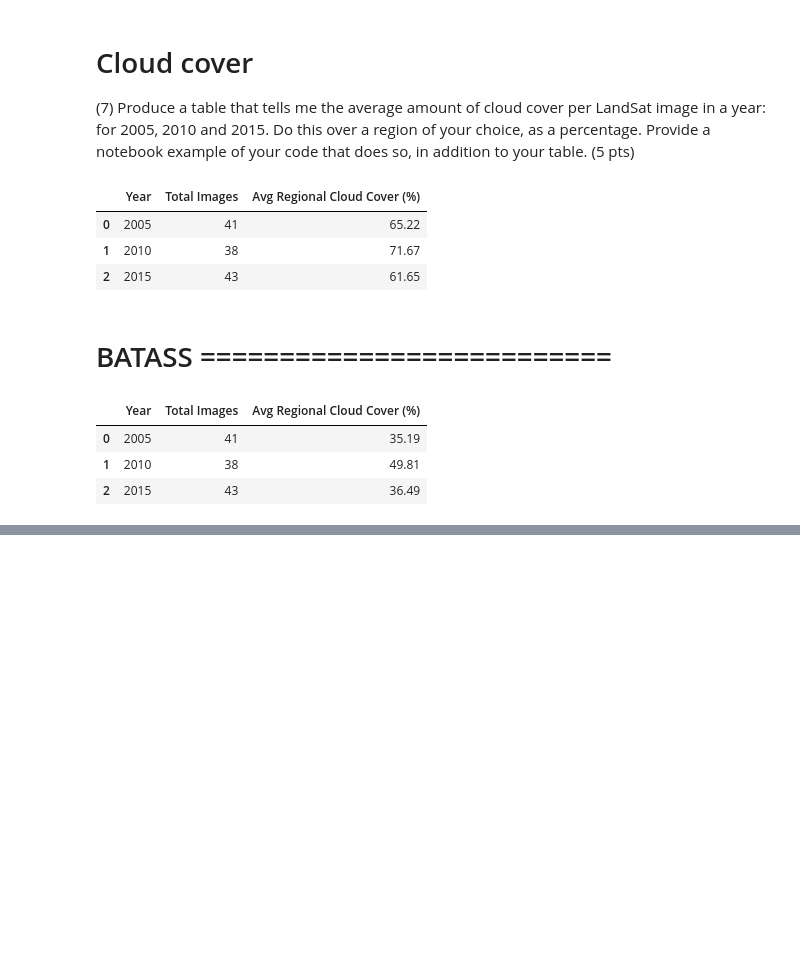
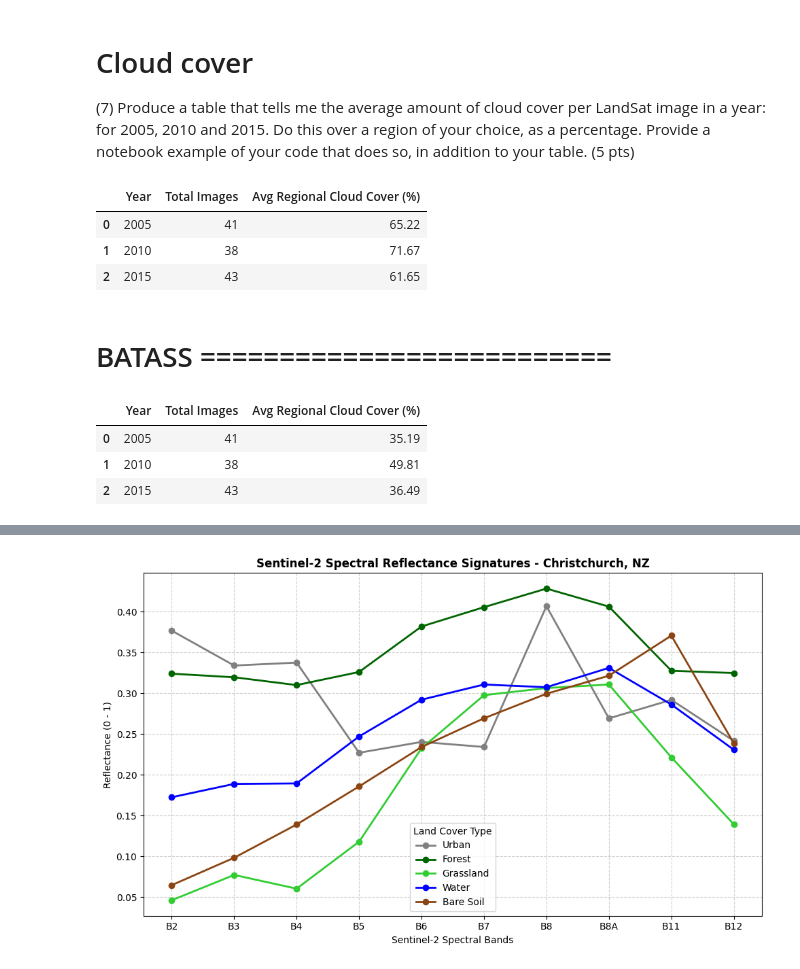
Before and after one commit to fuadfach/geog761lab, a Jupyter notebook: geog761_lab1_fuad.ipynb, the cells around one changed output, grey strips where cells are left out. Drawn from its saved outputs; the diff is of its cells as text; code cells hidden in the pictures; blank space fills up the shorter version.

```diff
--- a/geog761_lab1_fuad.ipynb
+++ b/geog761_lab1_fuad.ipynb
@@ -298,0 +354,55 @@ plt.show()
+# %%
+import ee
+import matplotlib.pyplot as plt
+import pandas as pd
+
+
+# 1. Pilih Citra Sentinel-2 Bebas Awan di Christchurch
+chch_region = ee.Geometry.Point([172.6362, -43.5321]).buffer(15000)
+
+s2_image = (ee.ImageCollection("COPERNICUS/S2_SR_HARMONIZED")
+            .filterBounds(chch_region)
+            .filterDate("2023-01-01", "2023-03-31")
+            .filter(ee.Filter.lt("CLOUDY_PIXEL_PERCENTAGE", 5))
+            .median()
+            .divide(10000)) # Mengubah skala nilai ke 0.0 - 1.0
+
+# 2. Tentukan Titik Sampel 5 Tutupan Lahan di Christchurch
+samples = {
+    'Urban': ee.Geometry.Point([172.636853, -43.532629]),   # CBD Christchurch
+    'Forest': ee.Geometry.Point([172.635324, -43.588627]),  # Christchurch Adventure Park
+    'Grassland': ee.Geometry.Point([172.6180, -43.5330]),   # Hagley Park Grass
+    'Water': ee.Geometry.Point([172.704543, -43.530771]),   # Bromley pond
+    'Bare Soil': ee.Geometry.Point([172.5000, -43.5500])    # Lahan Pertanian Terbuka
+}
+
+# Band Sentinel-2 yang dianalisis
+bands = ['B2', 'B3', 'B4', 'B5', 'B6', 'B7', 'B8', 'B8A', 'B11', 'B12']
+
+# 3. Ekstrak Nilai Spektral di Setiap Titik
+spectral_data = {}
+for name, point in samples.items():
+    values = s2_image.select(bands).reduceRegion(
+        reducer=ee.Reducer.first(),
+        geometry=point,
+        scale=10
+    ).getInfo()
+    spectral_data[name] = [values[b] for b in bands]
+
+# 4. Plot Semua Garis ke Sumbu yang Sama (Single Axis)
+plt.figure(figsize=(10, 6))
+
+colors = {'Urban': 'gray', 'Forest': 'darkgreen', 'Grassland': 'limegreen', 'Water': 'blue', 'Bare Soil': 'saddlebrown'}
+
+for name, val in spectral_data.items():
+    plt.plot(bands, val, marker='o', label=name, color=colors[name], linewidth=2)
+
+plt.title('Sentinel-2 Spectral Reflectance Signatures - Christchurch, NZ', fontsize=12, fontweight='bold')
+plt.xlabel('Sentinel-2 Spectral Bands', fontsize=10)
+plt.ylabel('Reflectance (0 - 1)', fontsize=10)
+plt.grid(True, linestyle='--', alpha=0.6)
+plt.legend(title='Land Cover Type')
+plt.tight_layout()
+plt.show()
+# %% [output]
+[figure, added]
```
Also changed, not shown: parts of 2 cells of this notebook.
